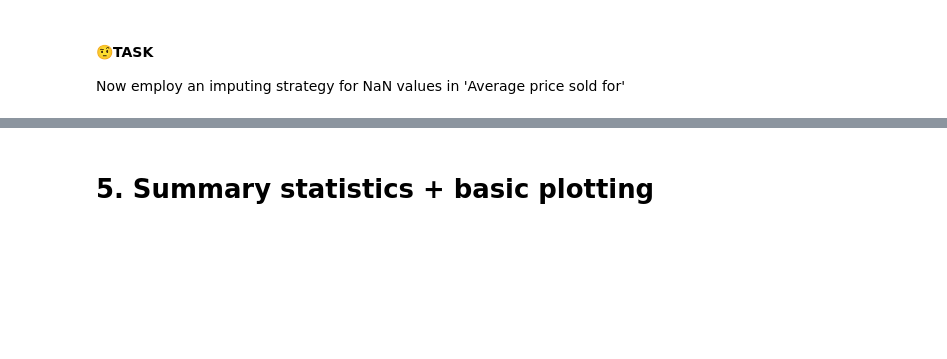
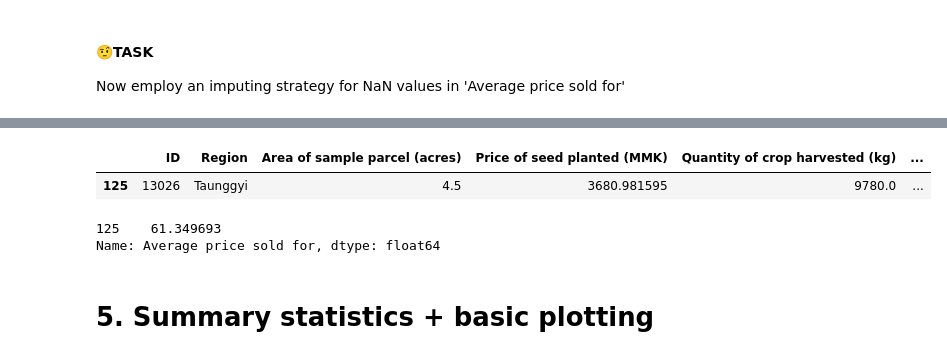
Before and after one commit to benkeel/hestia_python_practicals, a Jupyter notebook: week6/Week6_practical.ipynb, the cells around one changed output, grey strips where cells are left out. Cells and saved outputs as stored; diff of their text form; code cells hidden in the pictures; blank space fills up the shorter version.

```diff
--- a/week6/Week6_practical.ipynb
+++ b/week6/Week6_practical.ipynb
@@ -237,3 +566,14 @@ Now employ an imputing strategy for NaN values in 'Average price sold for'
+# %%
+rows_with_nan = maize_df[maize_df["Average price sold for"].isnull()]
+maize_df.iloc[rows_with_nan.index]
+# %% [output]
+|  | ID | Region | Area of sample parcel (acres) | Price of seed planted (MMK) | Quantity of crop harvested (kg) | ... |
+| 125 | 13026 | Taunggyi | 4.5 | 3680.981595 | 9780.0 | ... |
+# %%
+maize_df.iloc[rows_with_nan.index]["Average price sold for"]
+# %% [output]
+125    61.349693
+Name: Average price sold for, dtype: float64
 # %% [markdown]
 # 5. Summary statistics + basic plotting
 # %%
```
Also changed, not shown: parts of 58 cells of this notebook.
